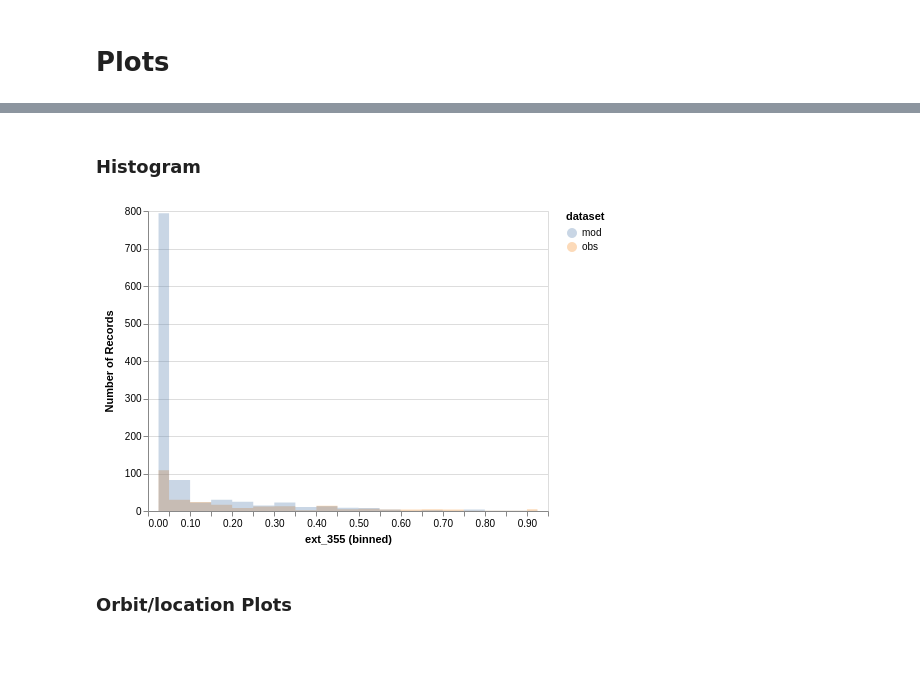
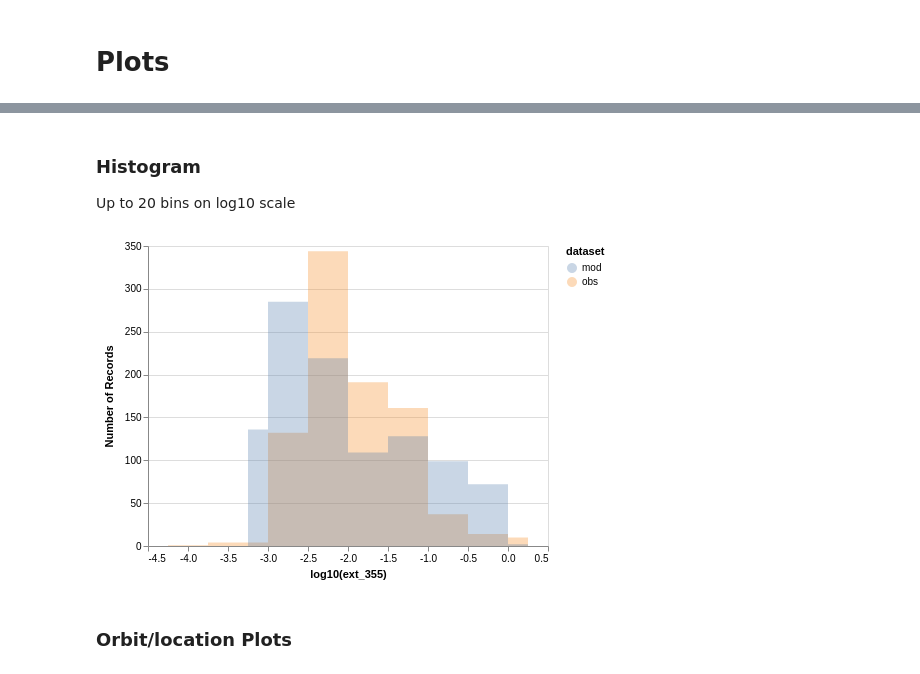
Before and after one commit to avaldebe/pynb, a Jupyter notebook: ADM/CAST.ipynb, the cells around one changed output, grey strips where cells are left out. Drawn from its saved outputs; the diff is of its cells as text; code cells hidden in the pictures.

```diff
--- a/ADM/CAST.ipynb
+++ b/ADM/CAST.ipynb
@@ -250,18 +250,21 @@ df.stack('dataset').reset_index().to_json('cast_tall.json', orient="records")
 # wide table
 df = pd.merge(obs, mod, on='point', suffixes=('_obs', '_mod'))
 df.reset_index().to_json('cast_wide.json', orient="records")
-# %% [markdown]
-### Histogram
+# %% [markdown]
+### Histogram
+Up to 20 bins on log10 scale
 # %%
 alt.Chart('cast_tall.json').mark_area(opacity=0.3, interpolate='step').encode(
-    alt.X('ext_355:Q', bin=alt.Bin(maxbins=20)),
+    alt.X('ext_log10:Q', bin=alt.Bin(maxbins=20), title='log10(ext_355)'),
     alt.Y('count()', stack=None),
     color='dataset:N',
 ).transform_filter(
-    (alt.datum.ext_355 <= 1) & (alt.datum.ext_355 > 0)
+    alt.datum.ext_355 > 0
+).transform_calculate(
+    ext_log10 = 'log(datum.ext_355)/log(10)'
 )
 # %% [output]
-[figure, old version]
+[figure, new version]
 # %% [markdown]
 ### Orbit/location Plots
 # %%
```
Also changed, not shown: parts of 9 cells of this notebook.
